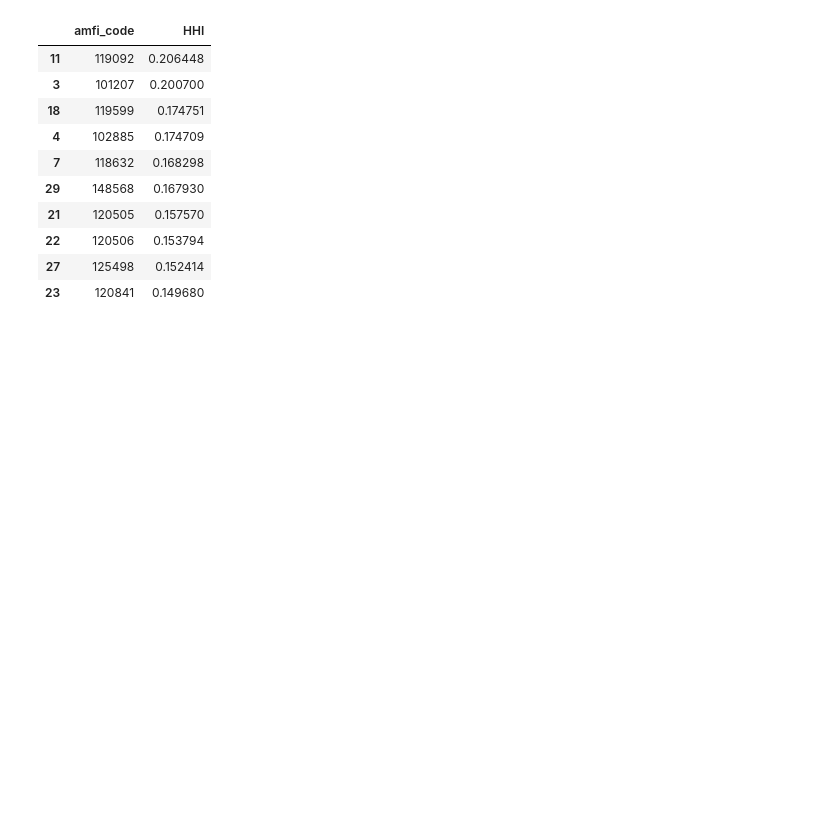
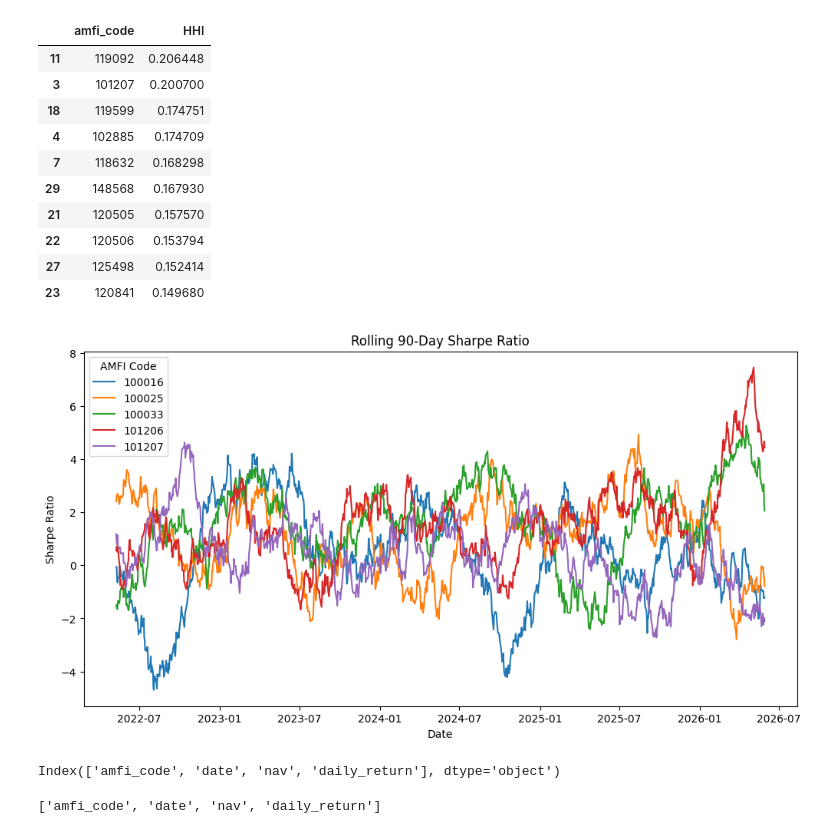
Before and after one commit to sapna911/Mutual_Fund_Analytics, a Jupyter notebook: notebooks/Advanced_Analytics.ipynb, the cells around one changed output. Drawn from its saved outputs; the diff is of its cells as text; code cells hidden in the pictures; blank space fills up the shorter version.

Commit message:
Added rolling sharpe chart and markdown insights

```diff
--- a/notebooks/Advanced_Analytics.ipynb
+++ b/notebooks/Advanced_Analytics.ipynb
@@ -229,3 +229,50 @@ hhi.to_csv(
     "../reports/hhi_report.csv",
     index=False
 )
+# %%
+top_funds = nav["amfi_code"].unique()[:5]
+
+plt.figure(figsize=(12,6))
+
+for fund in top_funds:
+    fund_data = nav[
+        nav["amfi_code"] == fund
+    ]
+
+    rolling_sharpe = (
+        fund_data["daily_return"]
+        .rolling(90)
+        .mean()
+        /
+        fund_data["daily_return"]
+        .rolling(90)
+        .std()
+    ) * np.sqrt(252)
+
+    plt.plot(
+        fund_data["date"],
+        rolling_sharpe,
+        label=str(fund)
+    )
+
+plt.title("Rolling 90-Day Sharpe Ratio")
+plt.xlabel("Date")
+plt.ylabel("Sharpe Ratio")
+plt.legend(title="AMFI Code")
+
+plt.savefig(
+    "../reports/rolling_sharpe_chart.png",
+    bbox_inches="tight"
+)
+
+plt.show()
+# %% [output]
+[figure, added]
+# %%
+nav.columns
+# %% [output]
+Index(['amfi_code', 'date', 'nav', 'daily_return'], dtype='object')
+# %%
+print(nav.columns.tolist())
+# %% [output]
+['amfi_code', 'date', 'nav', 'daily_return']
```
Also changed, not shown: parts of 2 cells of this notebook, 1 other file.
